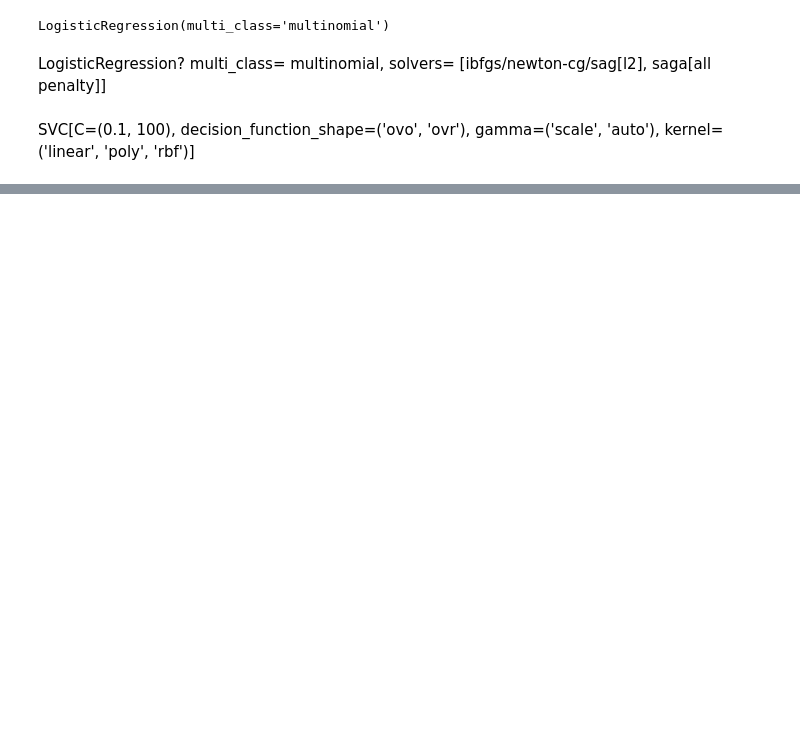
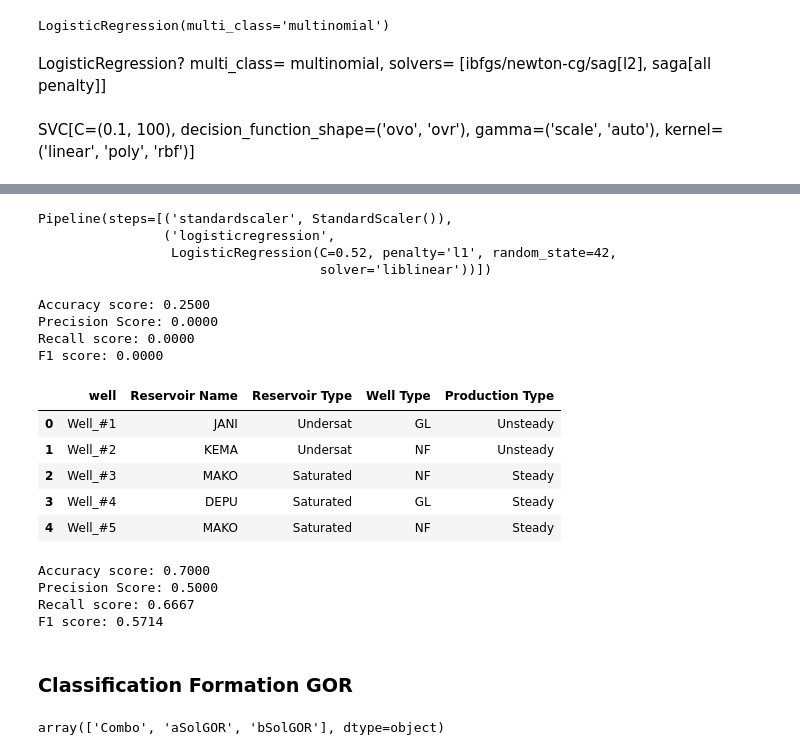
Before and after one commit to EmmanuelAgbo-Hub/DSEAT-SPE-Competition, a Jupyter notebook: Project/well classification.ipynb, the cells around one changed output, grey strips where cells are left out. Drawn from its saved outputs; the diff is of its cells as text; code cells hidden in the pictures; blank space fills up the shorter version.

```diff
--- a/Project/well classification.ipynb
+++ b/Project/well classification.ipynb
@@ -1840,0 +1988,21 @@ SVC[C=(0.1, 100), decision_function_shape=('ovo', 'ovr'), gamma=('scale', 'auto'
+# %%
+well_type_data = get_data(features[numerical_features], targets['Production Type'])
+well_type_data.head()
+
+target = 'Production Type'
+X = well_type_data[numerical_features]
+y =  well_type_data[target]
+X.shape, y.shape
+
+# Encode the target variable(`Well Type`) with number such that 0 represents 'undersat' and 1 represents 'saturated'
+y = y.map({'Steady': 0, 'Unsteady': 1})
+print(f'<---y---> \n{y}')
+
+#split the data into train and test set
+X_train, X_test, y_train, y_test = train_test_split(X, y, test_size = 0.2, random_state=6, stratify=y) # stratify helps handle inbalance in the target variable
+X_train.shape, X_test.shape, y_train.shape, y_test.shape
+
+# visualize the split
+print(f"\nTraining set shape: {X_train.shape}, Test set shape: {X_test.shape}")
+print("Train target distribution:\n", y_train.value_counts(normalize=True))
+print("Test target distribution:\n", y_test.value_counts(normalize=True))
@@ -1840,0 +2112,59 @@ SVC[C=(0.1, 100), decision_function_shape=('ovo', 'ovr'), gamma=('scale', 'auto'
+# %%
+model_pipeline = make_pipeline(
+                                StandardScaler(),
+                                LogisticRegression(random_state=42, solver= 'liblinear', C=0.52, penalty= 'l1')
+                              )
+# %%
+# Train the model
+model_pipeline.fit(X_train, y_train)
+# %% [output]
+Pipeline(steps=[('standardscaler', StandardScaler()),
+                ('logisticregression',
+                 LogisticRegression(C=0.52, penalty='l1', random_state=42,
+                                    solver='liblinear'))])
+# %%
+# Make prediction with the trained model
+y_pred = model_pipeline.predict(X_test)
+print(f'Accuracy score: {accuracy_score(y_test, y_pred):.4f}')
+print(f'Precision Score: {precision_score(y_test, y_pred):.4f}')
+print(f'Recall score: {recall_score(y_test, y_pred):.4f}')
+print(f'F1 score: {f1_score(y_test, y_pred):.4f}')
+# %% [output]
+Accuracy score: 0.2500
+Precision Score: 0.0000
+Recall score: 0.0000
+F1 score: 0.0000
+# %%
+h = wellAndReservoirData[numerical_features]
+prediction = model_pipeline.predict(h)
+prediction = pd.Series(prediction)
+prediction1 = prediction.map({0: 'Steady', 1: 'Unsteady'})
+# %%
+wells_classified['Production Type'] = prediction1
+wells_classified.head()
+# %% [output]
+|  | well | Reservoir Name | Reservoir Type | Well Type | Production Type |
+| 0 | Well_#1 | JANI | Undersat | GL | Unsteady |
+| 1 | Well_#2 | KEMA | Undersat | NF | Unsteady |
+| 2 | Well_#3 | MAKO | Saturated | NF | Steady |
+| 3 | Well_#4 | DEPU | Saturated | GL | Steady |
+| 4 | Well_#5 | MAKO | Saturated | NF | Steady |
+# %%
+# Make prediction with the trained model
+y_pred = model_pipeline.predict(h)
+true_target= targets['Production Type'].map({'Steady':0, 'Unsteady':1})
+print(f'Accuracy score: {accuracy_score(true_target, y_pred):.4f}')
+print(f'Precision Score: {precision_score(true_target, y_pred):.4f}')
+print(f'Recall score: {recall_score(true_target, y_pred):.4f}')
+print(f'F1 score: {f1_score(true_target, y_pred):.4f}')
+# %% [output]
+Accuracy score: 0.7000
+Precision Score: 0.5000
+Recall score: 0.6667
+F1 score: 0.5714
+# %% [markdown]
+### Classification Formation GOR
+# %%
+targets['Formation GOR'].unique()
+# %% [output]
+array(['Combo', 'aSolGOR', 'bSolGOR'], dtype=object)
```
Also changed, not shown: parts of 50 cells of this notebook.
